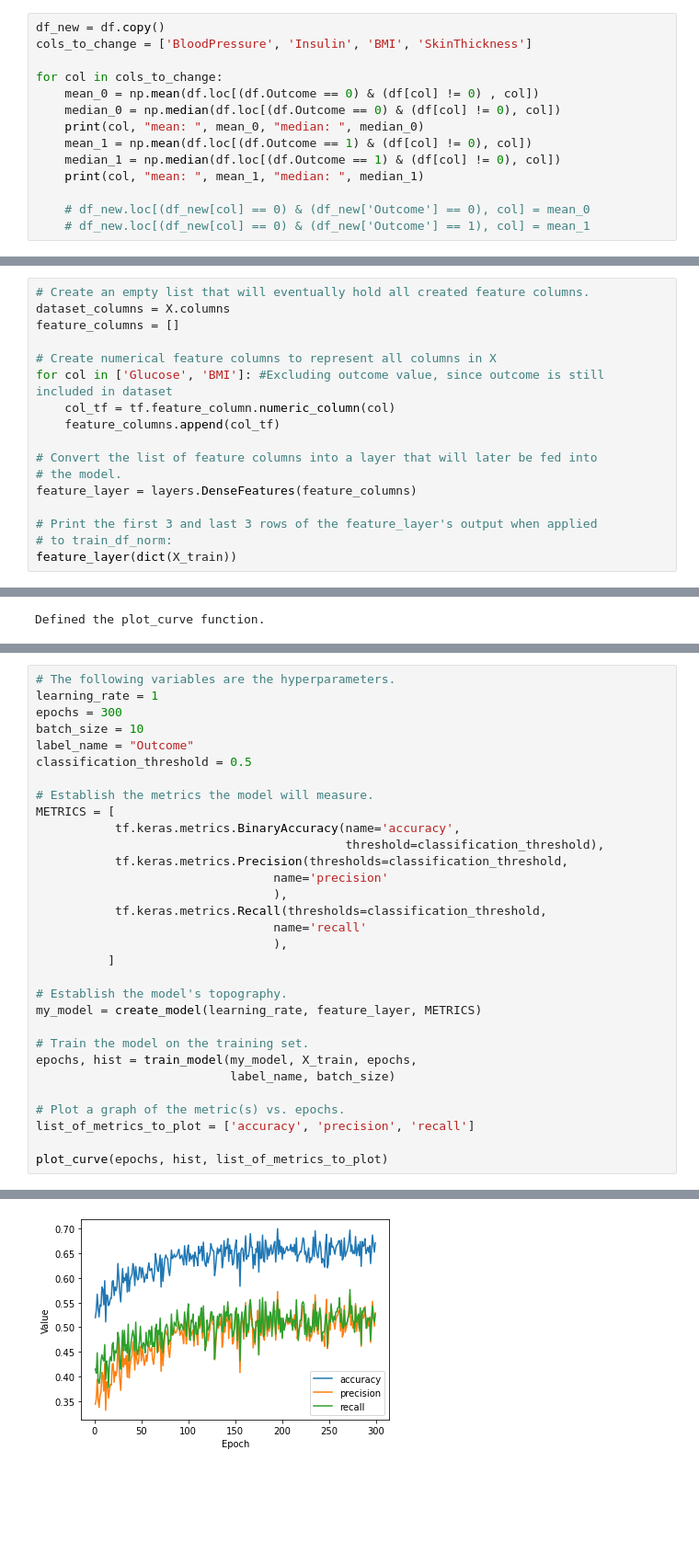
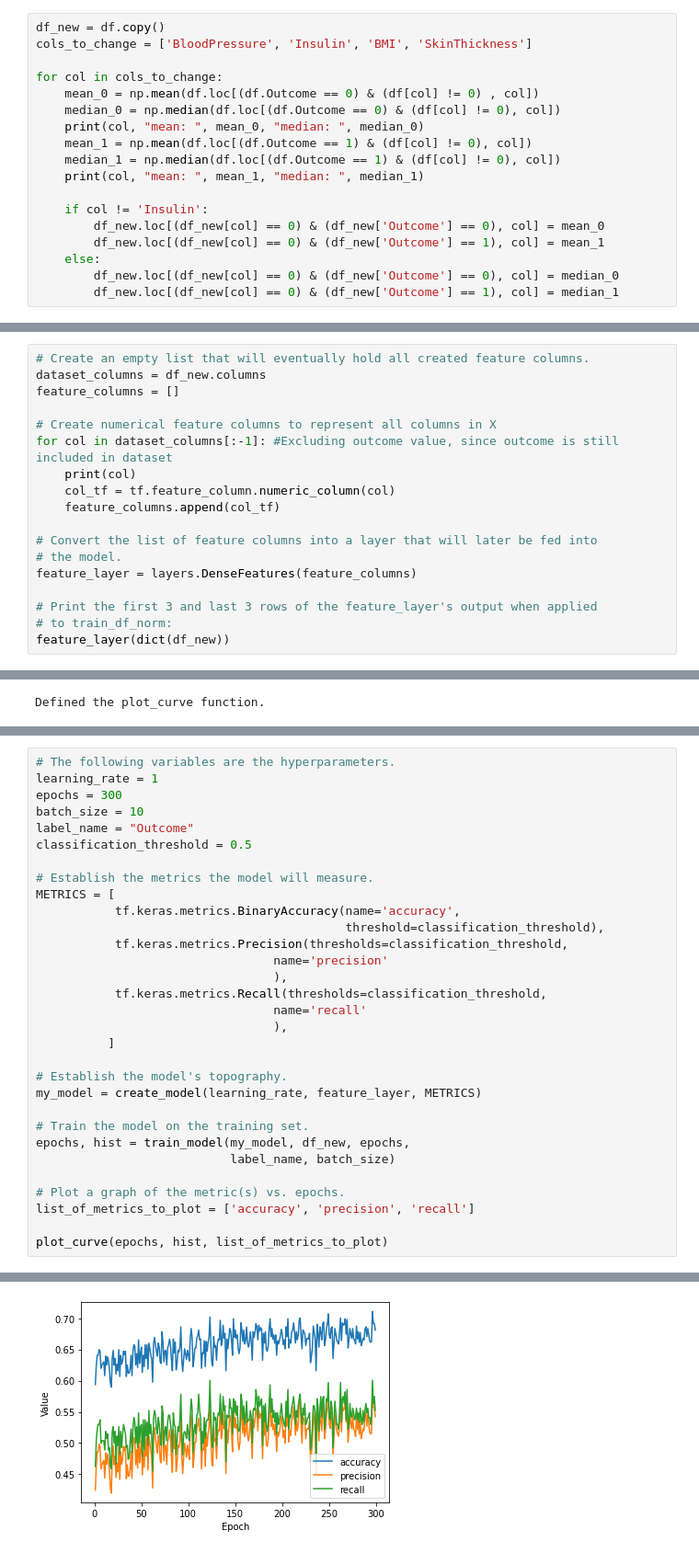
Before and after one commit to adindariztia/Bangkit_DiabetesPredictionML, a Jupyter notebook: PIMA_Dataset_Overview.ipynb, the cells around one changed output, grey strips where cells are left out. Shown: that part at 92% size. Cells and saved outputs as stored; diff of their text form; blank space fills up the shorter version.

Commit message:
Update null with values, test accuracy

```diff
--- a/PIMA_Dataset_Overview.ipynb
+++ b/PIMA_Dataset_Overview.ipynb
@@ -98,8 +98,12 @@ for col in cols_to_change:
     median_1 = np.median(df.loc[(df.Outcome == 1) & (df[col] != 0), col])
     print(col, "mean: ", mean_1, "median: ", median_1)
 
-    # df_new.loc[(df_new[col] == 0) & (df_new['Outcome'] == 0), col] = mean_0
-    # df_new.loc[(df_new[col] == 0) & (df_new['Outcome'] == 1), col] = mean_1
+    if col != 'Insulin':
+        df_new.loc[(df_new[col] == 0) & (df_new['Outcome'] == 0), col] = mean_0
+        df_new.loc[(df_new[col] == 0) & (df_new['Outcome'] == 1), col] = mean_1
+    else:
+        df_new.loc[(df_new[col] == 0) & (df_new['Outcome'] == 0), col] = median_0
+        df_new.loc[(df_new[col] == 0) & (df_new['Outcome'] == 1), col] = median_1
 # %% [output]
 BloodPressure mean:  70.87733887733887 median:  70.0
 BloodPressure mean:  75.32142857142857 median:  74.5
@@ -185,10 +213,11 @@ X_train, X_test, y_train, y_test = train_test_split(X, y, test_size=0.1, random_
 # %%
 # Create an empty list that will eventually hold all created feature columns.
-dataset_columns = X.columns
+dataset_columns = df_new.columns
 feature_columns = []
 
 # Create numerical feature columns to represent all columns in X
-for col in ['Glucose', 'BMI']: #Excluding outcome value, since outcome is still included in dataset
+for col in dataset_columns[:-1]: #Excluding outcome value, since outcome is still included in dataset
+    print(col)
     col_tf = tf.feature_column.numeric_column(col)
     feature_columns.append(col_tf)
 
@@ -198,5 +227,5 @@ feature_layer = layers.DenseFeatures(feature_columns)
 
 # Print the first 3 and last 3 rows of the feature_layer's output when applied
 # to train_df_norm:
-feature_layer(dict(X_train))
+feature_layer(dict(df_new))
 # %% [output]
@@ -301,7 +352,7 @@ METRICS = [
 my_model = create_model(learning_rate, feature_layer, METRICS)
 
 # Train the model on the training set.
-epochs, hist = train_model(my_model, X_train, epochs,
+epochs, hist = train_model(my_model, df_new, epochs,
                            label_name, batch_size)
 
 # Plot a graph of the metric(s) vs. epochs.
@@ -329 +380 @@ Epoch 300/300
-[figure, old version]
+[figure, new version]
```
Also changed, not shown: parts of 8 cells of this notebook.
